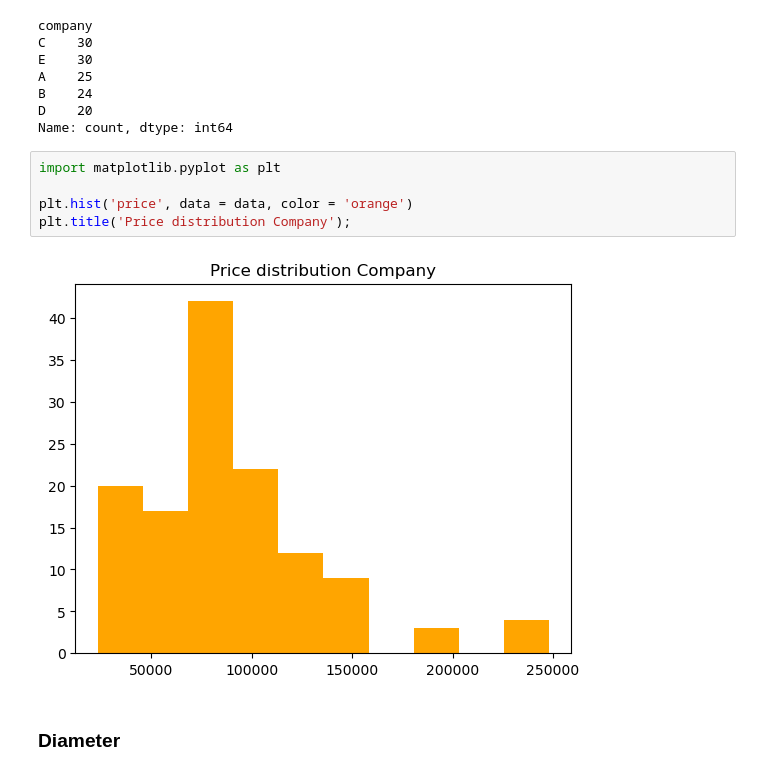
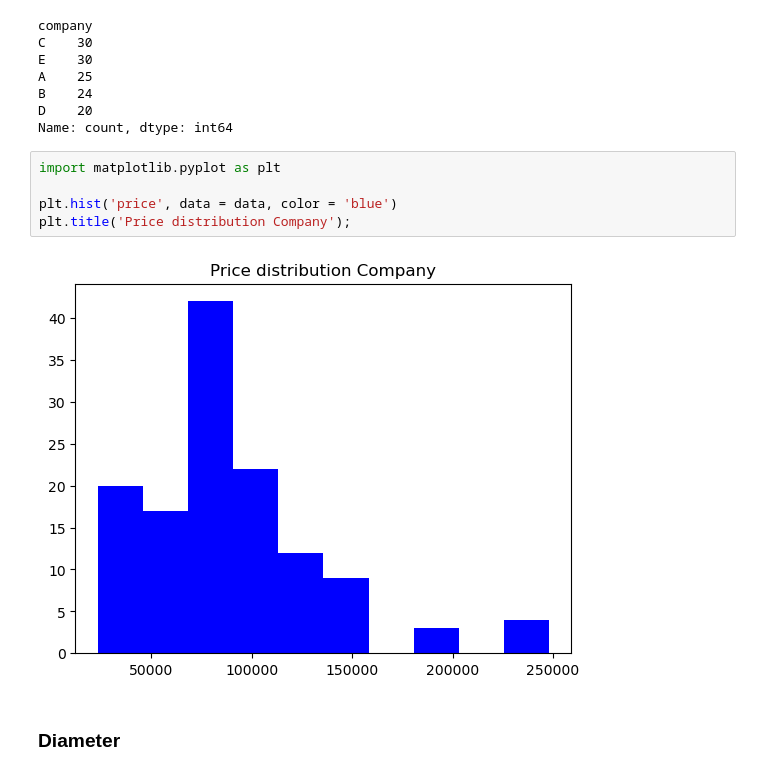
Before and after one commit to Edy-Mochamad/Machine_Learning_project-Pizza_price_Prediction, a Jupyter notebook: notebook.ipynb, the cells around one changed output. Drawn from its saved outputs; the diff is of its cells as text.

```diff
--- a/notebook.ipynb
+++ b/notebook.ipynb
@@ -160,10 +160,10 @@ Name: count, dtype: int64
 # %%
 import matplotlib.pyplot as plt
 
-plt.hist('price', data = data, color = 'orange')
+plt.hist('price', data = data, color = 'blue')
 plt.title('Price distribution Company');
 # %% [output]
-[figure, old version]
+[figure, new version]
 # %% [markdown]
 ### **Diameter**
 # %%
```
Also changed, not shown: parts of 20 cells of this notebook.
